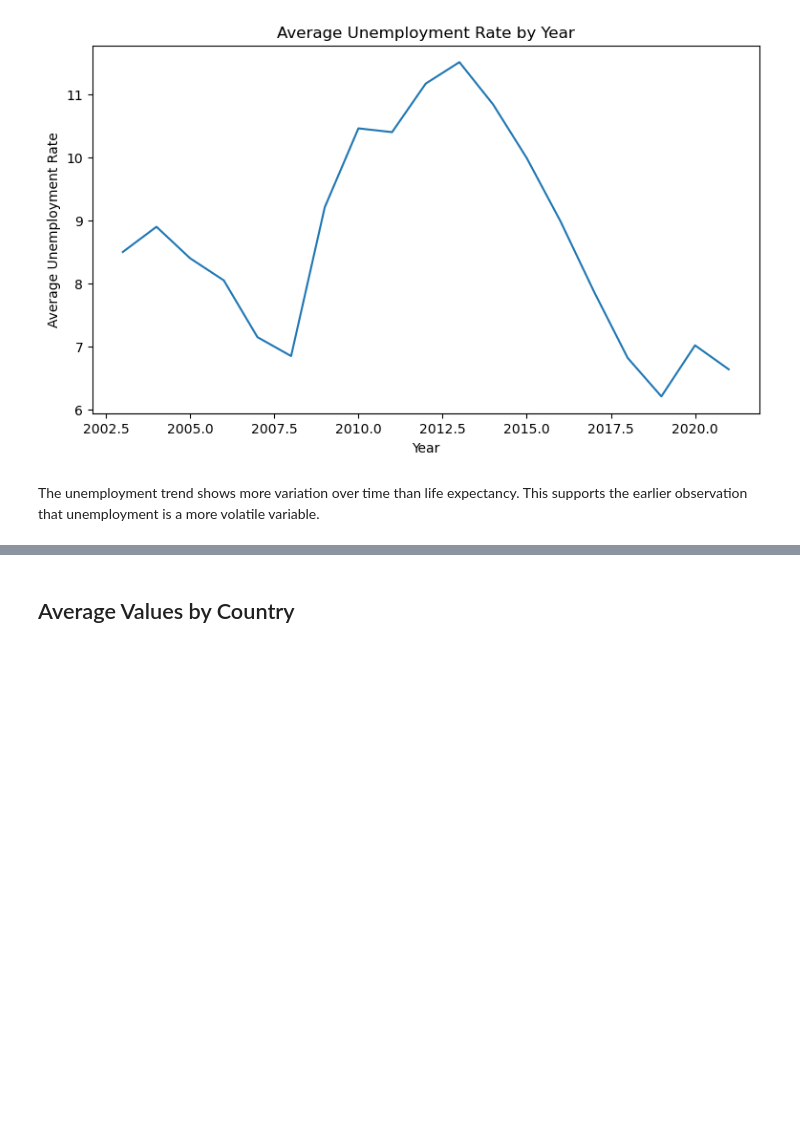
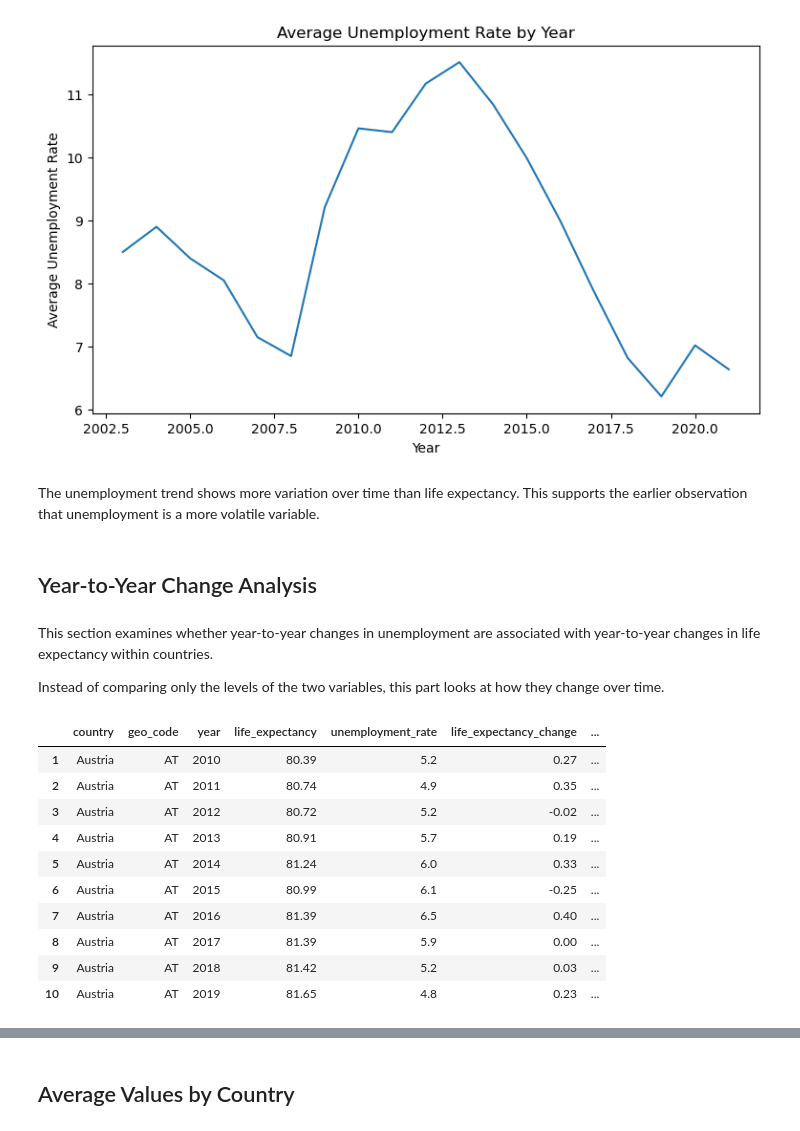
Before and after one commit to ohczed/life-expectancy-unemployment-europe, a Jupyter notebook: notebooks/final_project.ipynb, the cells around one changed output, grey strips where cells are left out. Saved outputs shown, nothing was run; the diff lists cells and outputs as text; code cells hidden in the pictures; blank space fills up the shorter version.

```diff
--- a/notebooks/final_project.ipynb
+++ b/notebooks/final_project.ipynb
@@ -476,3 +497,30 @@ plt.show()
 [figure]
 # %% [markdown]
 The unemployment trend shows more variation over time than life expectancy. This supports the earlier observation that unemployment is a more volatile variable.
+# %% [markdown]
+## Year-to-Year Change Analysis
+# %% [markdown]
+This section examines whether year-to-year changes in unemployment are associated with year-to-year changes in life expectancy within countries.
+
+Instead of comparing only the levels of the two variables, this part looks at how they change over time.
+# %%
+change_df = merged_df.sort_values(["country", "year"]).copy()
+
+change_df["life_expectancy_change"] = change_df.groupby("country")["life_expectancy"].diff()
+change_df["unemployment_change"] = change_df.groupby("country")["unemployment_rate"].diff()
+
+change_df = change_df.dropna()
+
+change_df.head(10)
+# %% [output]
+|  | country | geo_code | year | life_expectancy | unemployment_rate | life_expectancy_change | ... |
+| 1 | Austria | AT | 2010 | 80.39 | 5.2 | 0.27 | ... |
+| 2 | Austria | AT | 2011 | 80.74 | 4.9 | 0.35 | ... |
+| 3 | Austria | AT | 2012 | 80.72 | 5.2 | -0.02 | ... |
+| 4 | Austria | AT | 2013 | 80.91 | 5.7 | 0.19 | ... |
+| 5 | Austria | AT | 2014 | 81.24 | 6.0 | 0.33 | ... |
+| 6 | Austria | AT | 2015 | 80.99 | 6.1 | -0.25 | ... |
+| 7 | Austria | AT | 2016 | 81.39 | 6.5 | 0.40 | ... |
+| 8 | Austria | AT | 2017 | 81.39 | 5.9 | 0.00 | ... |
+| 9 | Austria | AT | 2018 | 81.42 | 5.2 | 0.03 | ... |
+| 10 | Austria | AT | 2019 | 81.65 | 4.8 | 0.23 | ... |
```
Also changed, not shown: parts of 18 cells of this notebook.
